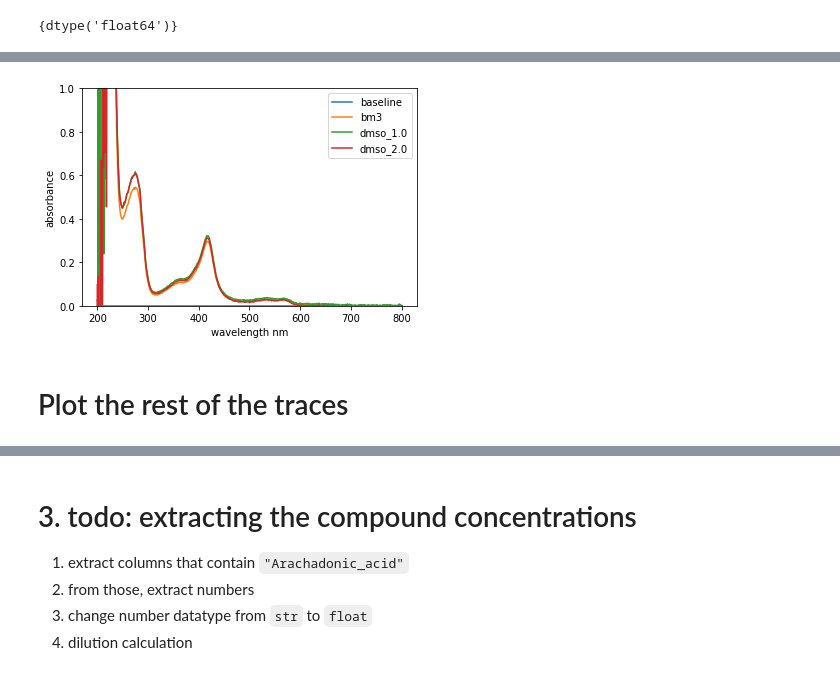
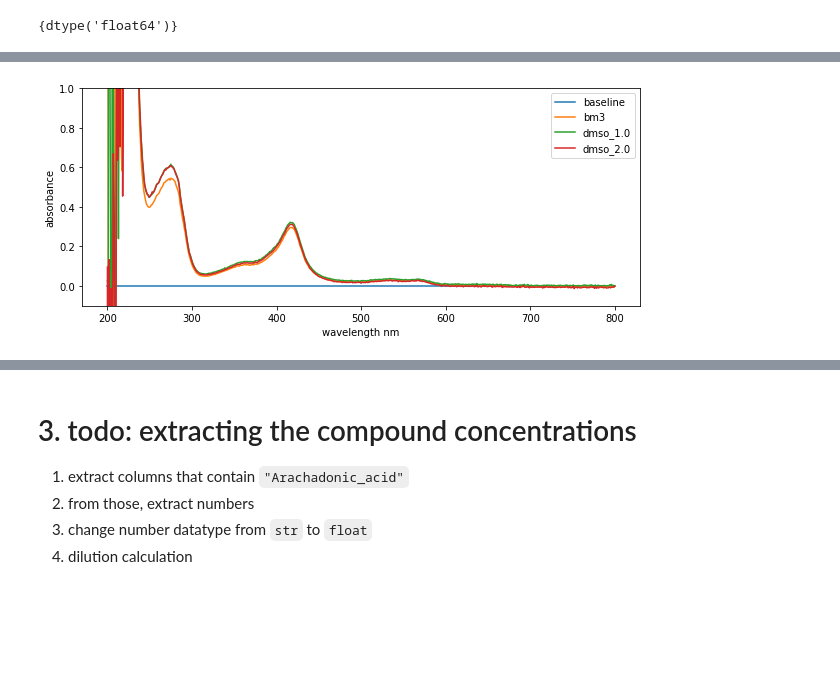
Before and after one commit to UoMMIB/Python-Club, a Jupyter notebook: Tutorials/uv-vis-data.ipynb, the cells around one changed output, grey strips where cells are left out. Saved outputs shown, nothing was run; the diff lists cells and outputs as text; code cells hidden in the pictures; blank space fills up the shorter version.

```diff
--- a/Tutorials/uv-vis-data.ipynb
+++ b/Tutorials/uv-vis-data.ipynb
@@ -299,4 +321,4 @@ df.head()
 # %%
-df = df.subtract(df.loc['baseline',:], axis=1)
+df = df.subtract(df.loc[:,'baseline'], axis=0)
 df.head()
 # %% [output]
@@ -312,4 +334,4 @@ df.head()
 # %%
-df = df.subtract(df[800], axis=0)
+df = df.subtract(df.loc[800,:], axis=1)
 df.head()
 # %% [output]
@@ -325,18 +372,17 @@ df.head()
 # %%
-import matplotlib.pyplot as plt
+import matplotlib.pyplot as plt # alias
 
+plt.figure(figsize=(10,4)) # optional, change default figure paramaters, e.g. size
 
-plt.plot(df.loc['baseline',:])
-plt.plot(df.loc['bm3',:])
-plt.plot(df.loc['dmso_1.0',:])
-plt.plot(df.loc['dmso_2.0',:])
+plt.plot(df['baseline']) # index assumed to be x axis
+plt.plot(df['bm3'])
+plt.plot(df['dmso_1.0'])
+plt.plot(df['dmso_2.0'])
 
-plt.legend(df.index[:4])
+plt.legend(df.columns[:4]) # specify some legend labels, also takes lists
 plt.xlabel('wavelength nm')
 plt.ylabel('absorbance')
-plt.ylim(0,1)
+plt.ylim(-0.1,1)
 plt.show()
 # %% [output]
-[figure, old version]
+[figure, new version]
-# %% [markdown]
-# Plot the rest of the traces
```
Also changed, not shown: parts of 16 cells of this notebook, 2 other files.
